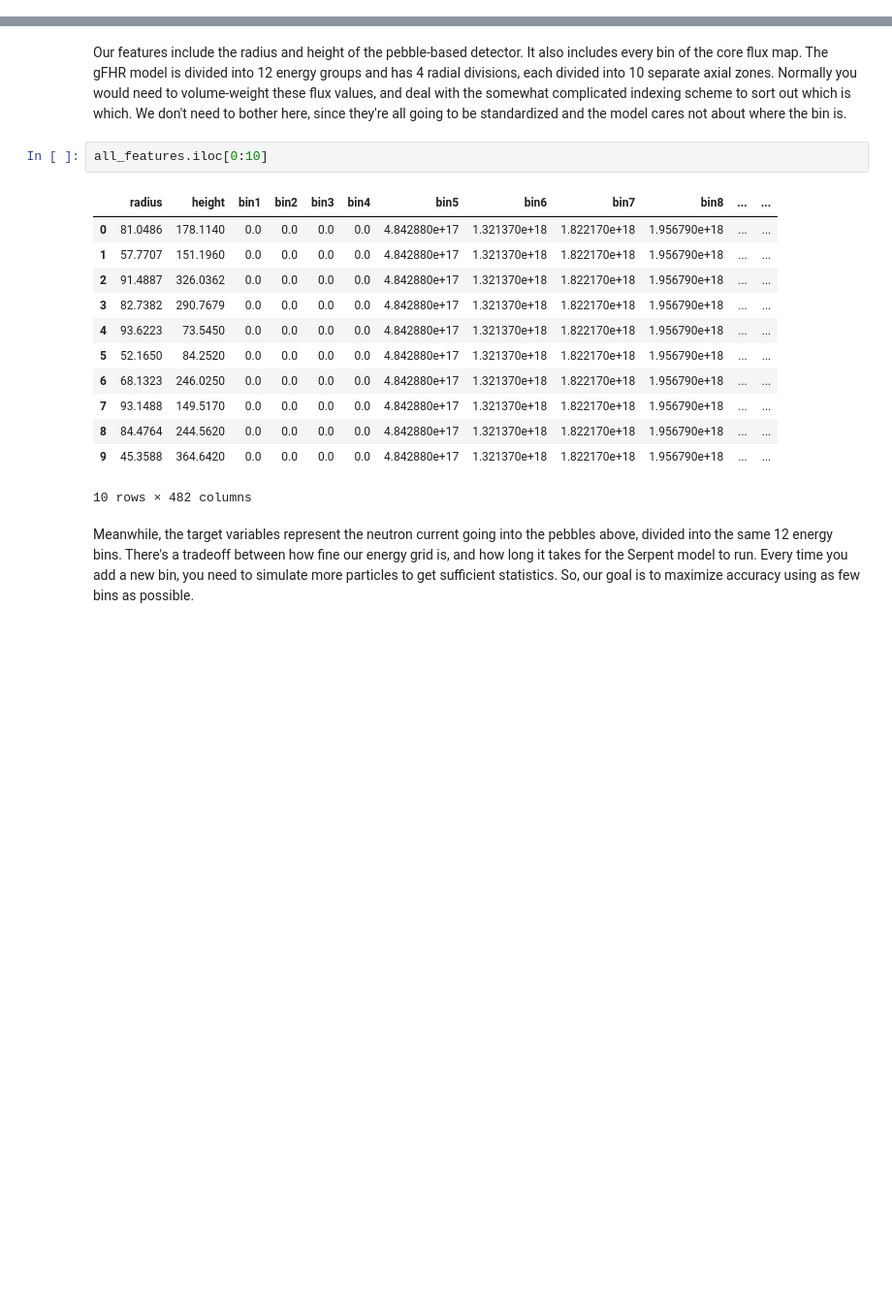
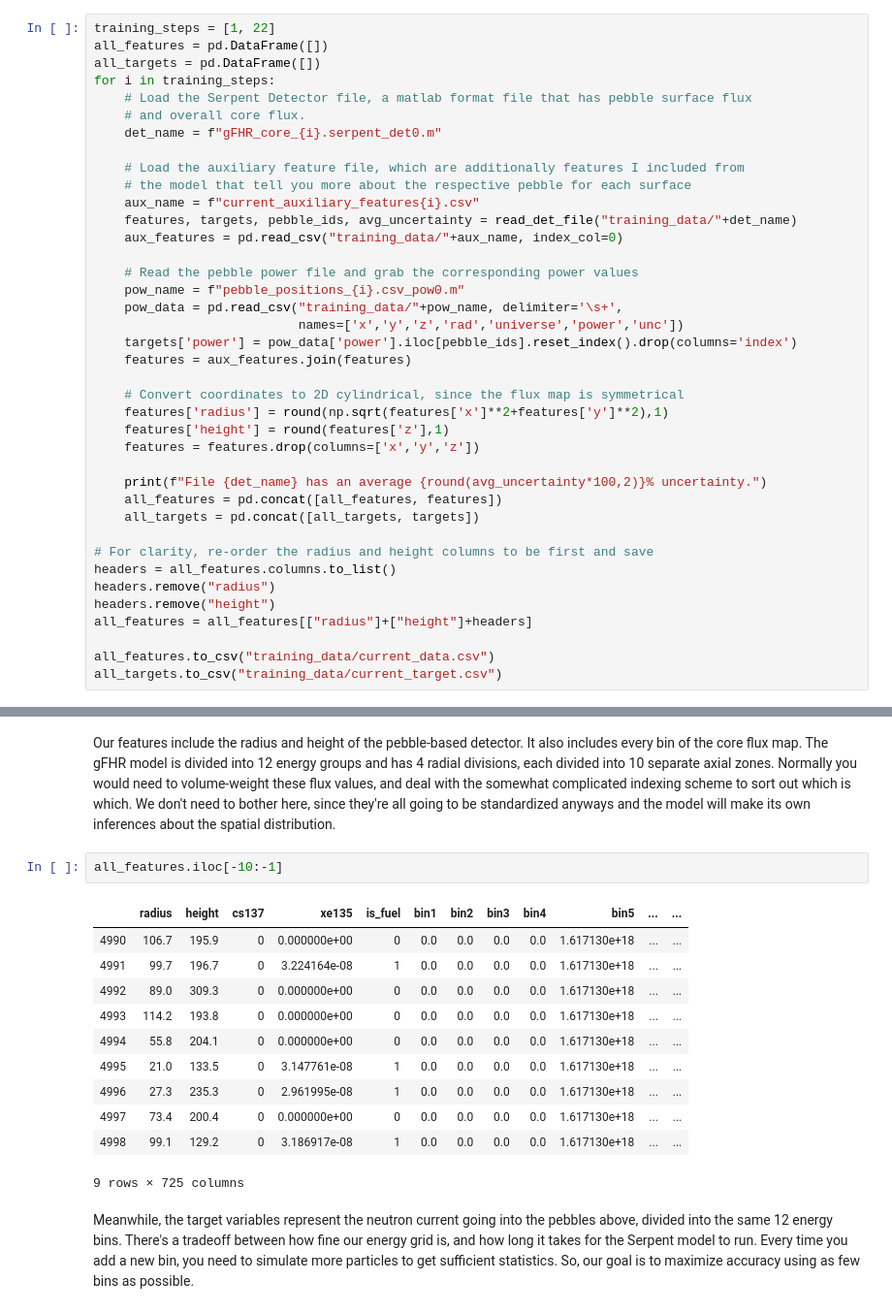
Before and after one commit to iankolaja/PEARLSim, a Jupyter notebook: create_current_model.ipynb, the cells around one changed output, grey strips where cells are left out. Shown: that part at 97% size. Cells and saved outputs as stored; diff of their text form; blank space fills up the shorter version.

Commit message:
Updated to use latest energy grid

```diff
--- a/create_current_model.ipynb
+++ b/create_current_model.ipynb
@@ -28,0 +18,39 @@ File gFHR_core_1.serpent_det1.m has an average 44.83% uncertainty.
+# %%
+training_steps = [1, 22]
+all_features = pd.DataFrame([])
+all_targets = pd.DataFrame([])
+for i in training_steps:
+    # Load the Serpent Detector file, a matlab format file that has pebble surface flux
+    # and overall core flux.
+    det_name = f"gFHR_core_{i}.serpent_det0.m"
+
+    # Load the auxiliary feature file, which are additionally features I included from
+    # the model that tell you more about the respective pebble for each surface
+    aux_name = f"current_auxiliary_features{i}.csv"
+    features, targets, pebble_ids, avg_uncertainty = read_det_file("training_data/"+det_name)
+    aux_features = pd.read_csv("training_data/"+aux_name, index_col=0)
+
+    # Read the pebble power file and grab the corresponding power values
+    pow_name = f"pebble_positions_{i}.csv_pow0.m"
+    pow_data = pd.read_csv("training_data/"+pow_name, delimiter='\s+',
+                           names=['x','y','z','rad','universe','power','unc'])
+    targets['power'] = pow_data['power'].iloc[pebble_ids].reset_index().drop(columns='index')
+    features = aux_features.join(features)
+
+    # Convert coordinates to 2D cylindrical, since the flux map is symmetrical
+    features['radius'] = round(np.sqrt(features['x']**2+features['y']**2),1)
+    features['height'] = round(features['z'],1)
+    features = features.drop(columns=['x','y','z'])
+
+    print(f"File {det_name} has an average {round(avg_uncertainty*100,2)}% uncertainty.")
+    all_features = pd.concat([all_features, features])
+    all_targets = pd.concat([all_targets, targets])
+
+# For clarity, re-order the radius and height columns to be first and save
+headers = all_features.columns.to_list()
+headers.remove("radius")
+headers.remove("height")
+all_features = all_features[["radius"]+["height"]+headers]
+
+all_features.to_csv("training_data/current_data.csv")
+all_targets.to_csv("training_data/current_target.csv")
@@ -29,20 +60,19 @@ File gFHR_core_1.serpent_det1.m has an average 44.83% uncertainty.
 # %% [markdown]
-Our features include the radius and height of the pebble-based detector. It also includes every bin of the core flux map. The gFHR model is divided into 12 energy groups and has 4 radial divisions, each divided into 10 separate axial zones. Normally you would need to volume-weight these flux values, and deal with the somewhat complicated indexing scheme to sort out which is which. We don't need to bother here, since they're all going to be standardized and the model cares not about where the bin is.
+Our features include the radius and height of the pebble-based detector. It also includes every bin of the core flux map. The gFHR model is divided into 12 energy groups and has 4 radial divisions, each divided into 10 separate axial zones. Normally you would need to volume-weight these flux values, and deal with the somewhat complicated indexing scheme to sort out which is which. We don't need to bother here, since they're all going to be standardized anyways and the model will make its own inferences about the spatial distribution.
 # %%
-all_features.iloc[0:10]
+all_features.iloc[-10:-1]
 # %% [output]
-|  | radius | height | bin1 | bin2 | bin3 | bin4 | bin5 | bin6 | bin7 | bin8 | ... | ... |
-| 0 | 81.0486 | 178.1140 | 0.0 | 0.0 | 0.0 | 0.0 | 4.842880e+17 | 1.321370e+18 | 1.822170e+18 | 1.956790e+18 | ... | ... |
-| 1 | 57.7707 | 151.1960 | 0.0 | 0.0 | 0.0 | 0.0 | 4.842880e+17 | 1.321370e+18 | 1.822170e+18 | 1.956790e+18 | ... | ... |
-| 2 | 91.4887 | 326.0362 | 0.0 | 0.0 | 0.0 | 0.0 | 4.842880e+17 | 1.321370e+18 | 1.822170e+18 | 1.956790e+18 | ... | ... |
-| 3 | 82.7382 | 290.7679 | 0.0 | 0.0 | 0.0 | 0.0 | 4.842880e+17 | 1.321370e+18 | 1.822170e+18 | 1.956790e+18 | ... | ... |
-| 4 | 93.6223 | 73.5450 | 0.0 | 0.0 | 0.0 | 0.0 | 4.842880e+17 | 1.321370e+18 | 1.822170e+18 | 1.956790e+18 | ... | ... |
-| 5 | 52.1650 | 84.2520 | 0.0 | 0.0 | 0.0 | 0.0 | 4.842880e+17 | 1.321370e+18 | 1.822170e+18 | 1.956790e+18 | ... | ... |
-| 6 | 68.1323 | 246.0250 | 0.0 | 0.0 | 0.0 | 0.0 | 4.842880e+17 | 1.321370e+18 | 1.822170e+18 | 1.956790e+18 | ... | ... |
-| 7 | 93.1488 | 149.5170 | 0.0 | 0.0 | 0.0 | 0.0 | 4.842880e+17 | 1.321370e+18 | 1.822170e+18 | 1.956790e+18 | ... | ... |
-| 8 | 84.4764 | 244.5620 | 0.0 | 0.0 | 0.0 | 0.0 | 4.842880e+17 | 1.321370e+18 | 1.822170e+18 | 1.956790e+18 | ... | ... |
-| 9 | 45.3588 | 364.6420 | 0.0 | 0.0 | 0.0 | 0.0 | 4.842880e+17 | 1.321370e+18 | 1.822170e+18 | 1.956790e+18 | ... | ... |
+|  | radius | height | cs137 | xe135 | is_fuel | bin1 | bin2 | bin3 | bin4 | bin5 | ... | ... |
+| 4990 | 106.7 | 195.9 | 0 | 0.000000e+00 | 0 | 0.0 | 0.0 | 0.0 | 0.0 | 1.617130e+18 | ... | ... |
+| 4991 | 99.7 | 196.7 | 0 | 3.224164e-08 | 1 | 0.0 | 0.0 | 0.0 | 0.0 | 1.617130e+18 | ... | ... |
+| 4992 | 89.0 | 309.3 | 0 | 0.000000e+00 | 0 | 0.0 | 0.0 | 0.0 | 0.0 | 1.617130e+18 | ... | ... |
+| 4993 | 114.2 | 193.8 | 0 | 0.000000e+00 | 0 | 0.0 | 0.0 | 0.0 | 0.0 | 1.617130e+18 | ... | ... |
+| 4994 | 55.8 | 204.1 | 0 | 0.000000e+00 | 0 | 0.0 | 0.0 | 0.0 | 0.0 | 1.617130e+18 | ... | ... |
+| 4995 | 21.0 | 133.5 | 0 | 3.147761e-08 | 1 | 0.0 | 0.0 | 0.0 | 0.0 | 1.617130e+18 | ... | ... |
+| 4996 | 27.3 | 235.3 | 0 | 2.961995e-08 | 1 | 0.0 | 0.0 | 0.0 | 0.0 | 1.617130e+18 | ... | ... |
+| 4997 | 73.4 | 200.4 | 0 | 0.000000e+00 | 0 | 0.0 | 0.0 | 0.0 | 0.0 | 1.617130e+18 | ... | ... |
+| 4998 | 99.1 | 129.2 | 0 | 3.186917e-08 | 1 | 0.0 | 0.0 | 0.0 | 0.0 | 1.617130e+18 | ... | ... |
-10 rows × 482 columns
+9 rows × 725 columns
 # %% [markdown]
 Meanwhile, the target variables represent the neutron current going into the pebbles above, divided into the same 12 energy bins. There's a tradeoff between how fine our energy grid is, and how long it takes for the Serpent model to run. Every time you add a new bin, you need to simulate more particles to get sufficient statistics. So, our goal is to maximize accuracy using as few bins as possible.
 # %%
```
Also changed, not shown: parts of 11 cells of this notebook, 1 other file.
